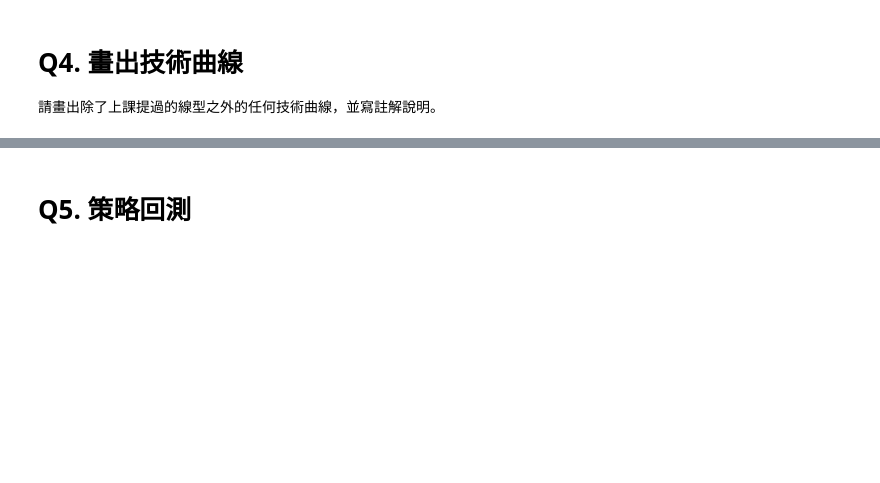
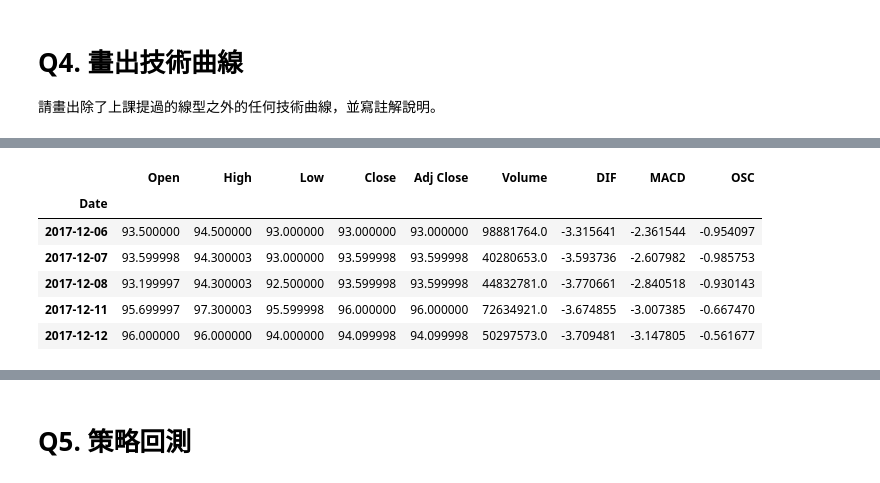
Before and after one commit to tungp03/2016FM617, a Jupyter notebook: midterm/Midterm.ipynb, the cells around one changed output, grey strips where cells are left out. Saved outputs shown, nothing was run; the diff lists cells and outputs as text; code cells hidden in the pictures; blank space fills up the shorter version.

```diff
--- a/midterm/Midterm.ipynb
+++ b/midterm/Midterm.ipynb
@@ -148 +158,14 @@ df['60d'] = pd.Series.rolling(df['Close'], window=60).mean()
+# %%
+tw2317['DIF'] = macd
+tw2317['MACD'] = macdsignal
+tw2317['OSC'] = macdhist
+tw2317.tail()
+# %% [output]
+|  | Open | High | Low | Close | Adj Close | Volume | DIF | MACD | OSC |
+| Date |  |  |  |  |  |  |  |  |  |
+| 2017-12-06 | 93.500000 | 94.500000 | 93.000000 | 93.000000 | 93.000000 | 98881764.0 | -3.315641 | -2.361544 | -0.954097 |
+| 2017-12-07 | 93.599998 | 94.300003 | 93.000000 | 93.599998 | 93.599998 | 40280653.0 | -3.593736 | -2.607982 | -0.985753 |
+| 2017-12-08 | 93.199997 | 94.300003 | 92.500000 | 93.599998 | 93.599998 | 44832781.0 | -3.770661 | -2.840518 | -0.930143 |
+| 2017-12-11 | 95.699997 | 97.300003 | 95.599998 | 96.000000 | 96.000000 | 72634921.0 | -3.674855 | -3.007385 | -0.667470 |
+| 2017-12-12 | 96.000000 | 96.000000 | 94.000000 | 94.099998 | 94.099998 | 50297573.0 | -3.709481 | -3.147805 | -0.561677 |
 # %%
```
Also changed, not shown: parts of 6 cells of this notebook.
